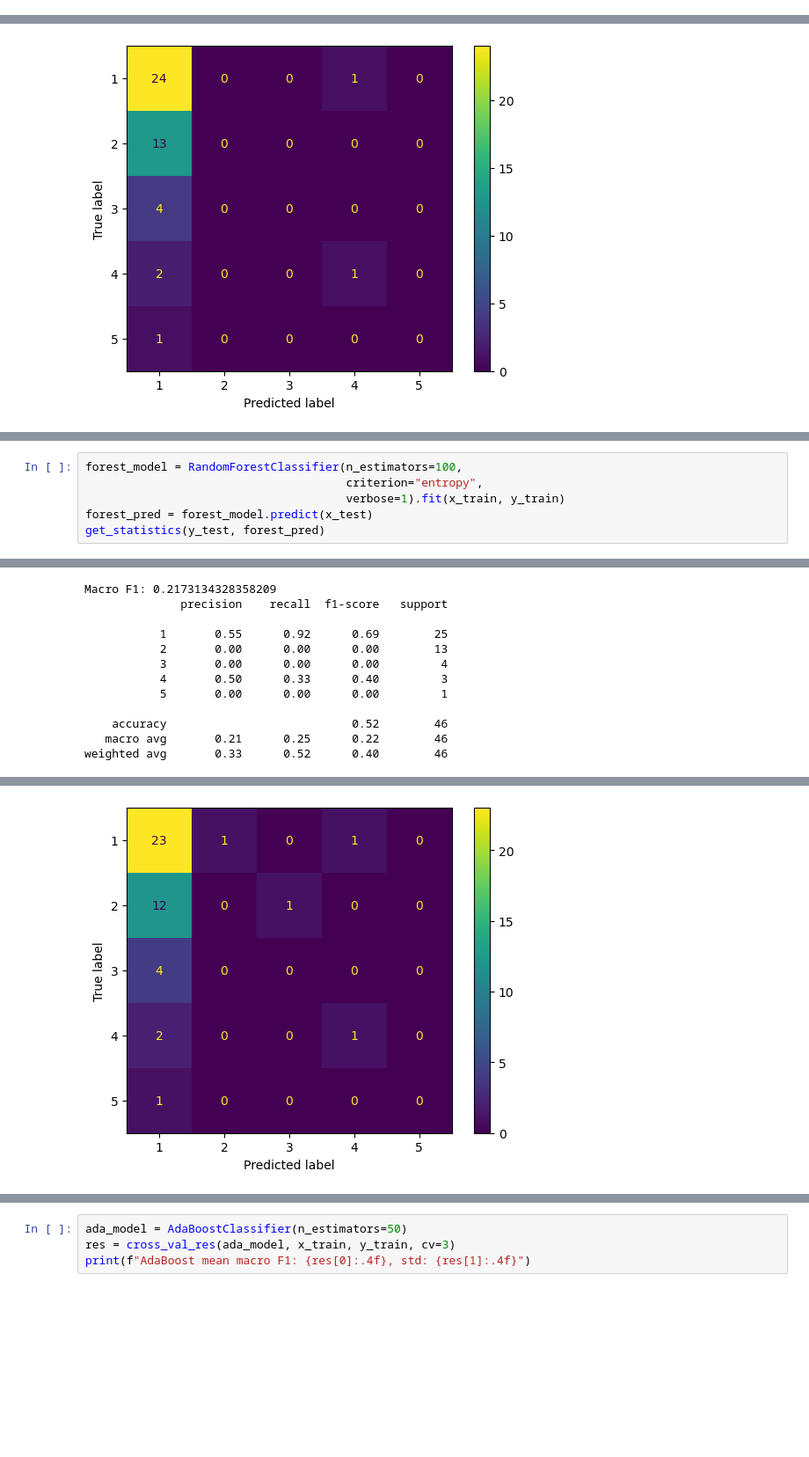
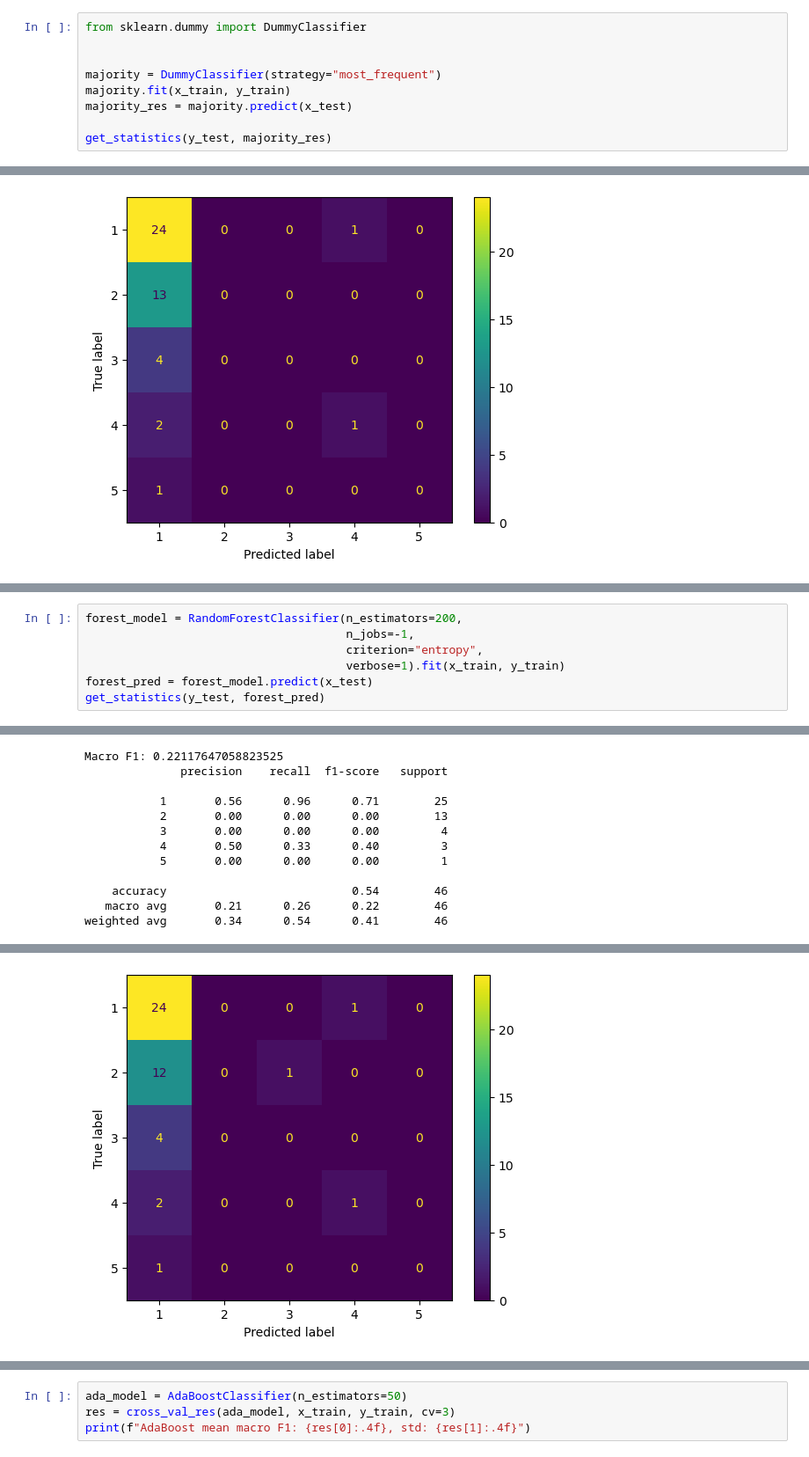
Before and after one commit to dimits-ts/practical_data_science, a Jupyter notebook: translation/lang_identification.ipynb, the cells around one changed output, grey strips where cells are left out. Shown: that part at 88% size. Cells and saved outputs as stored; diff of their text form; blank space fills up the shorter version.

```diff
--- a/translation/lang_identification.ipynb
+++ b/translation/lang_identification.ipynb
@@ -1456,0 +1465,9 @@ y_test = data_test.toxicity
+# %%
+from sklearn.dummy import DummyClassifier
+
+
+majority = DummyClassifier(strategy="most_frequent")
+majority.fit(x_train, y_train)
+majority_res = majority.predict(x_test)
+
+get_statistics(y_test, majority_res)
@@ -1530,7 +1559,8 @@ print(f"Random Forest mean macro F1: {res[0]:.4f}, std: {res[1]:.4f}")
 # %% [output]
 Random Forest mean macro F1: 0.3092, std: 0.4472
 # %%
-forest_model = RandomForestClassifier(n_estimators=100,
+forest_model = RandomForestClassifier(n_estimators=200,
+                                      n_jobs=-1,
                                       criterion="entropy",
                                       verbose=1).fit(x_train, y_train)
 forest_pred = forest_model.predict(x_test)
@@ -1540,12 +1577,12 @@ get_statistics(y_test, forest_pred)
-Macro F1: 0.2173134328358209
+Macro F1: 0.22117647058823525
               precision    recall  f1-score   support
 
-           1       0.55      0.92      0.69        25
+           1       0.56      0.96      0.71        25
            2       0.00      0.00      0.00        13
            3       0.00      0.00      0.00         4
            4       0.50      0.33      0.40         3
            5       0.00      0.00      0.00         1
 
-    accuracy                           0.52        46
-   macro avg       0.21      0.25      0.22        46
-weighted avg       0.33      0.52      0.40        46
+    accuracy                           0.54        46
+   macro avg       0.21      0.26      0.22        46
+weighted avg       0.34      0.54      0.41        46
@@ -1555,2 +1589,2 @@ weighted avg       0.33      0.52      0.40        46
-[figure, old version]
+[figure, new version]
 # %% [markdown]
```
Also changed, not shown: parts of 27 cells of this notebook, 5 other files.
